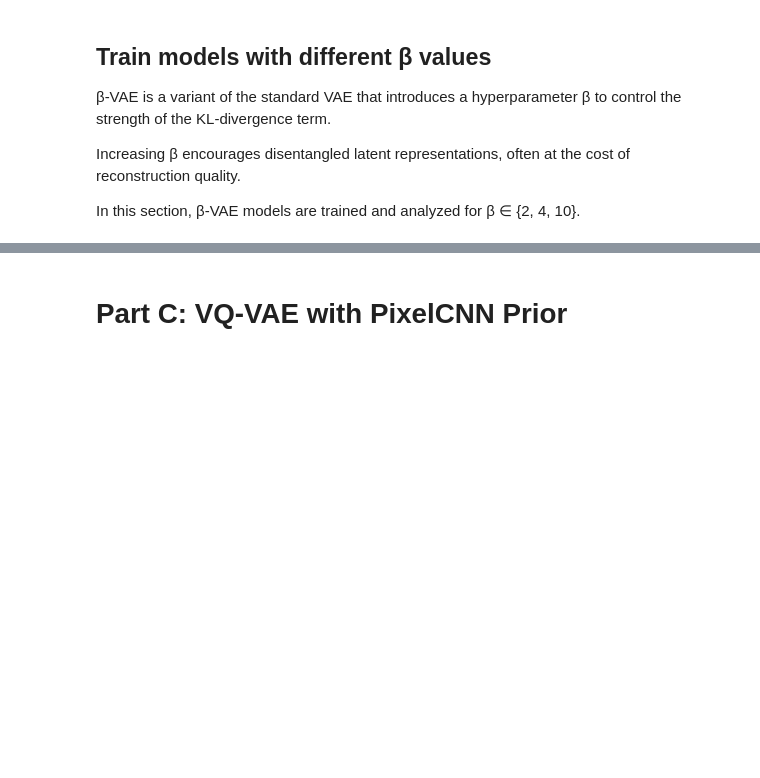
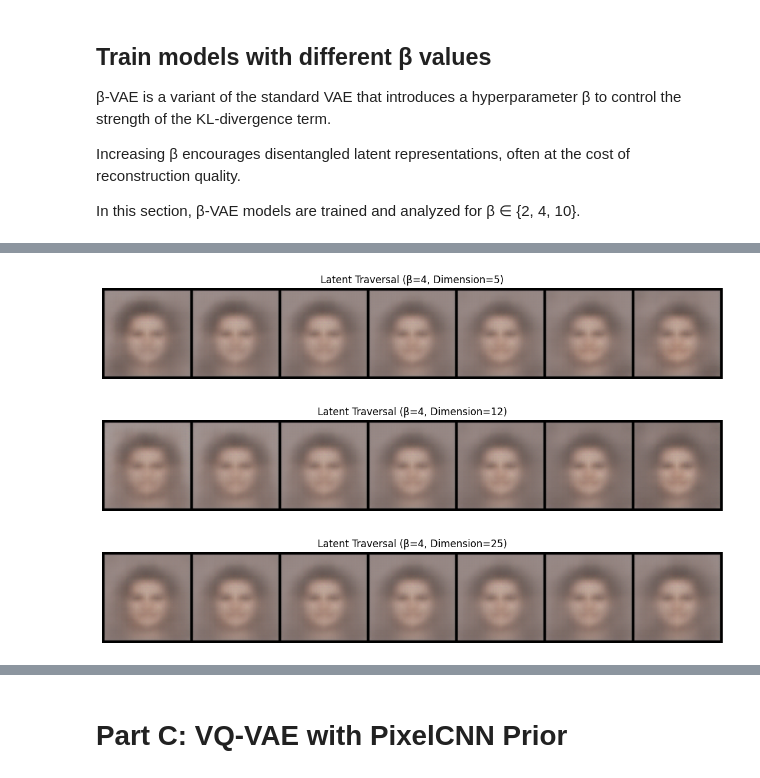
Before and after one commit to jobs4santoshprasad/adl-a2-face-gen, a Jupyter notebook: adl_a2_face_gen.ipynb, the cells around one changed output, grey strips where cells are left out. Saved outputs shown, nothing was run; the diff lists cells and outputs as text; code cells hidden in the pictures; blank space fills up the shorter version.

```diff
--- a/adl_a2_face_gen.ipynb
+++ b/adl_a2_face_gen.ipynb
@@ -653,0 +728,18 @@ for beta in beta_values:
+# %%
+# ==========================================
+# Identify Attribute-Controlling Dimensions
+# ==========================================
+
+# Using β = 4 as a representative model
+
+beta = 4
+model = beta_vae_models[beta]
+
+# Inspect multiple latent dimensions
+latent_traversal(model, dim=5, beta=beta)    # Possible expression change
+latent_traversal(model, dim=12, beta=beta)   # Possible gender-related features
+latent_traversal(model, dim=25, beta=beta)   # Possible pose or orientation
+# %% [output]
+[figure, added]
+[figure, added]
+[figure, added]
```
Also changed, not shown: parts of 11 cells of this notebook.
